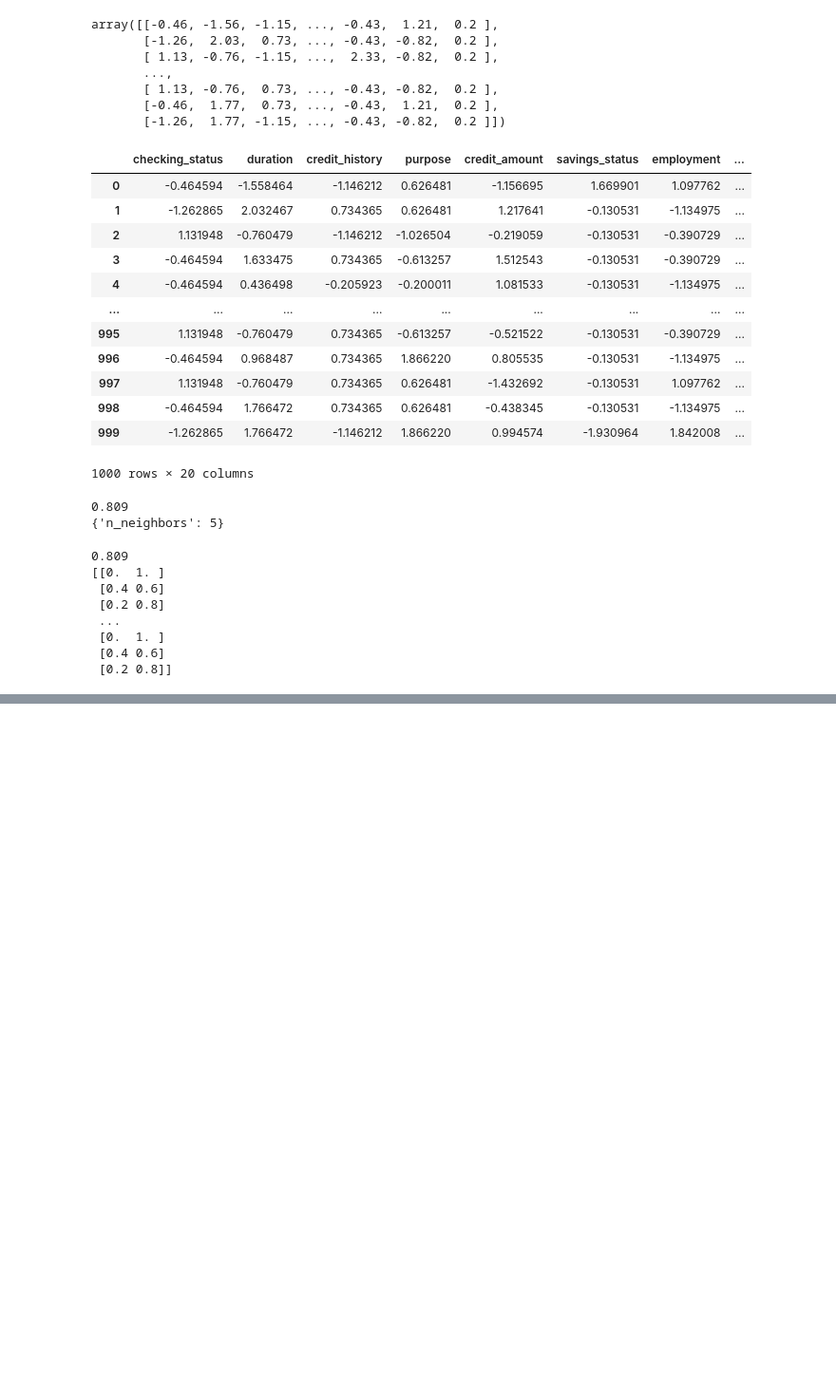
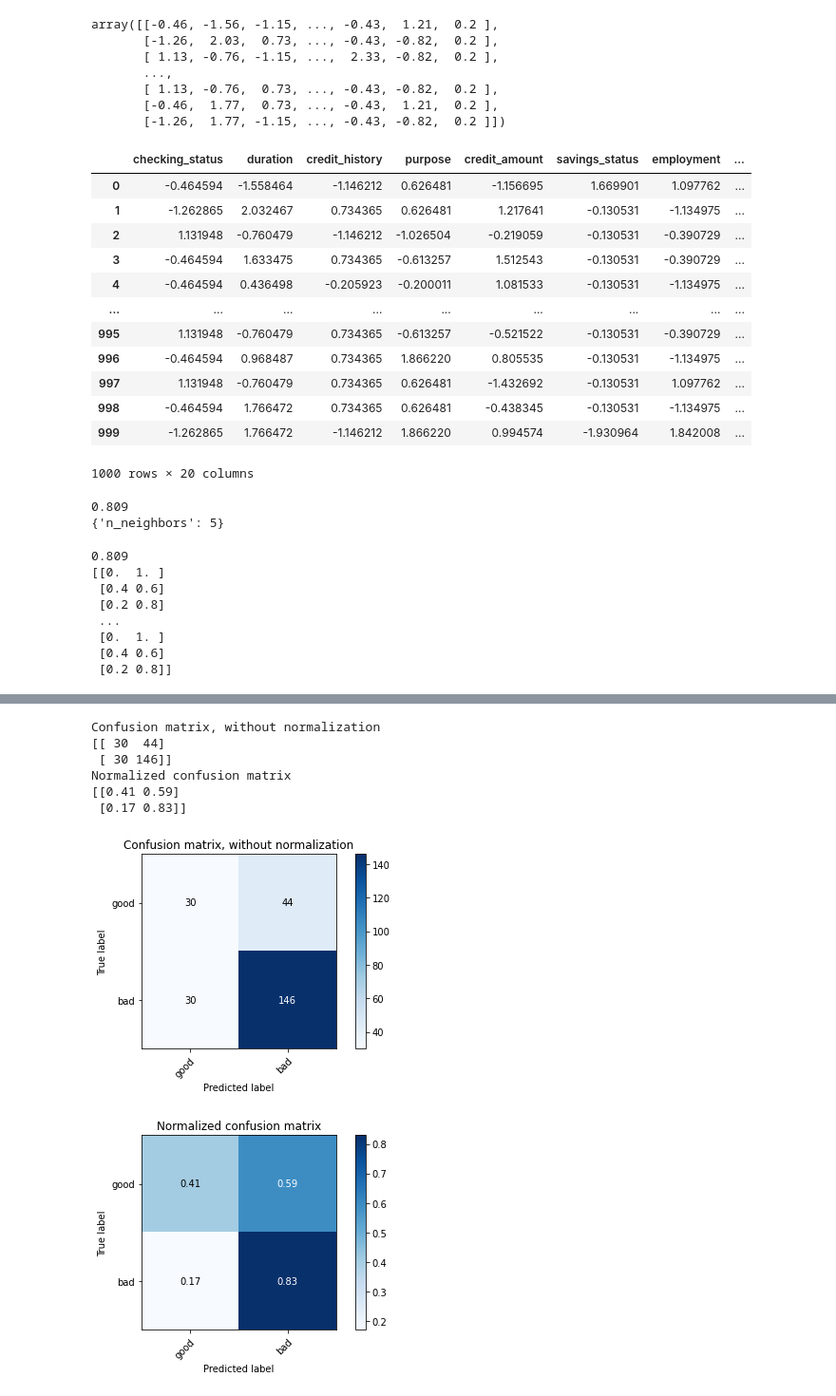
Before and after one commit to valuedriven/dataanalysis, a Jupyter notebook: trabalho_final/trabalho_final.ipynb, the cells around one changed output, grey strips where cells are left out. Shown at 95% size. Saved outputs shown, nothing was run; the diff lists cells and outputs as text; code cells hidden in the pictures; blank space fills up the shorter version.

```diff
--- a/trabalho_final/trabalho_final.ipynb
+++ b/trabalho_final/trabalho_final.ipynb
@@ -206,0 +241,7 @@ plt.show()
+# %%
+from sklearn.discriminant_analysis import LinearDiscriminantAnalysis
+lda = LinearDiscriminantAnalysis()
+lda.fit(data,target)
+print(lda.score(data,target))
+print(lda.predict_proba(data))
+print(lda.explained_variance_ratio_)
@@ -206,0 +258,23 @@ plt.show()
+# %%
+y_pred = lda.fit(X_train, y_train).predict(X_test)
+# %%
+y_pred = lda.fit(X_train, y_train).predict(X_test)
+# Plot non-normalized confusion matrix
+# class_names = target_names
+plot_confusion_matrix(y_test, y_pred, classes=class_names,
+                      title='Confusion matrix, without normalization')
+
+# Plot normalized confusion matrix
+plot_confusion_matrix(y_test, y_pred, classes=class_names, normalize=True,
+                      title='Normalized confusion matrix')
+
+plt.show()
+# %% [output]
+Confusion matrix, without normalization
+[[ 30  44]
+ [ 30 146]]
+Normalized confusion matrix
+[[0.41 0.59]
+ [0.17 0.83]]
+[figure, added]
+[figure, added]
```
Also changed, not shown: parts of 9 cells of this notebook.
